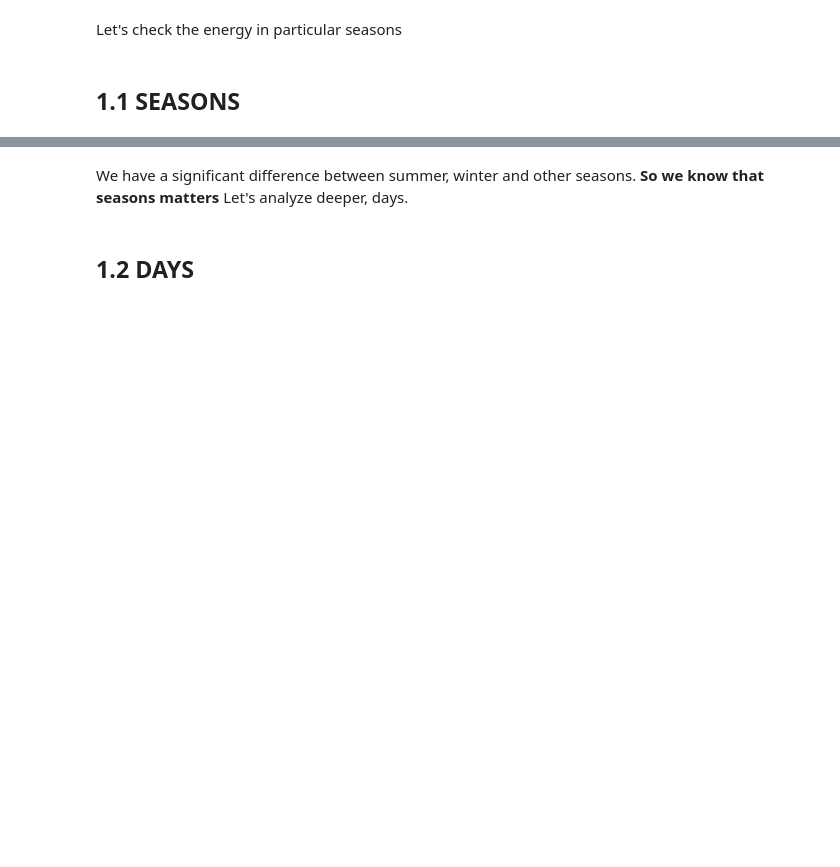
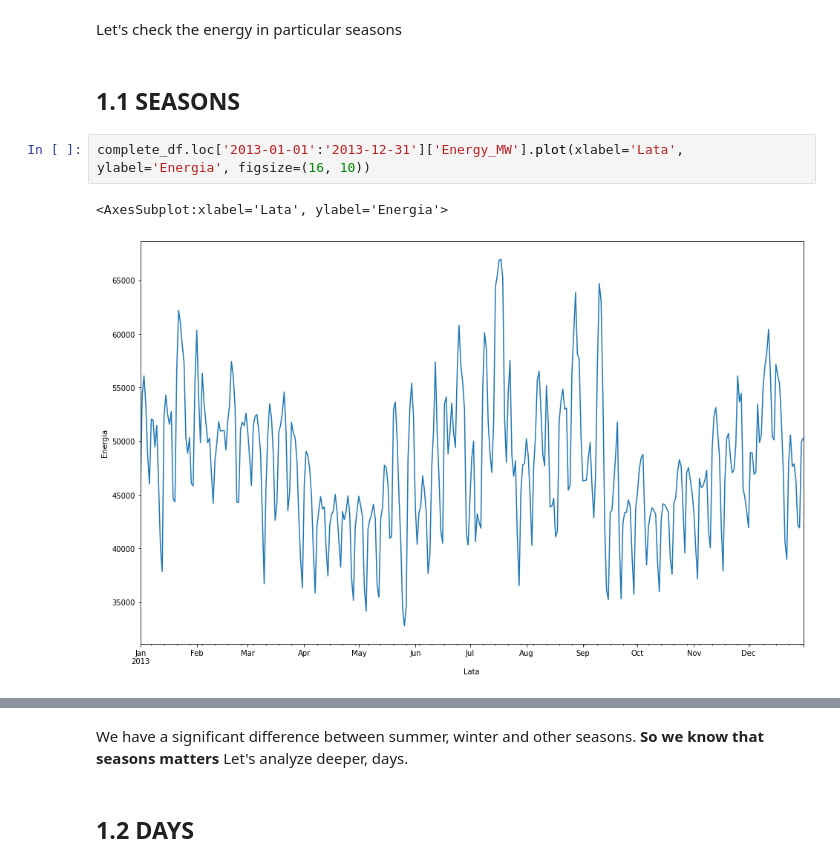
Before and after one commit to jumpincrane/EAD_project_2, a Jupyter notebook: analiza.ipynb, the cells around one changed output, grey strips where cells are left out. Saved outputs shown, nothing was run; the diff lists cells and outputs as text; blank space fills up the shorter version.

```diff
--- a/analiza.ipynb
+++ b/analiza.ipynb
@@ -118,6 +118,11 @@ complete_df['season'] = complete_df['month'].replace(seasons)
 Let's check the energy in particular seasons
 # %% [markdown]
 ## 1.1 SEASONS
+# %%
+complete_df.loc['2013-01-01':'2013-12-31']['Energy_MW'].plot(xlabel='Lata', ylabel='Energia', figsize=(16, 10))
+# %% [output]
+<AxesSubplot:xlabel='Lata', ylabel='Energia'>
+[figure, added]
 # %%
 
 fig, axs = plt.subplots(1, 1, figsize=(16, 10))
```
Also changed, not shown: parts of 18 cells of this notebook.
